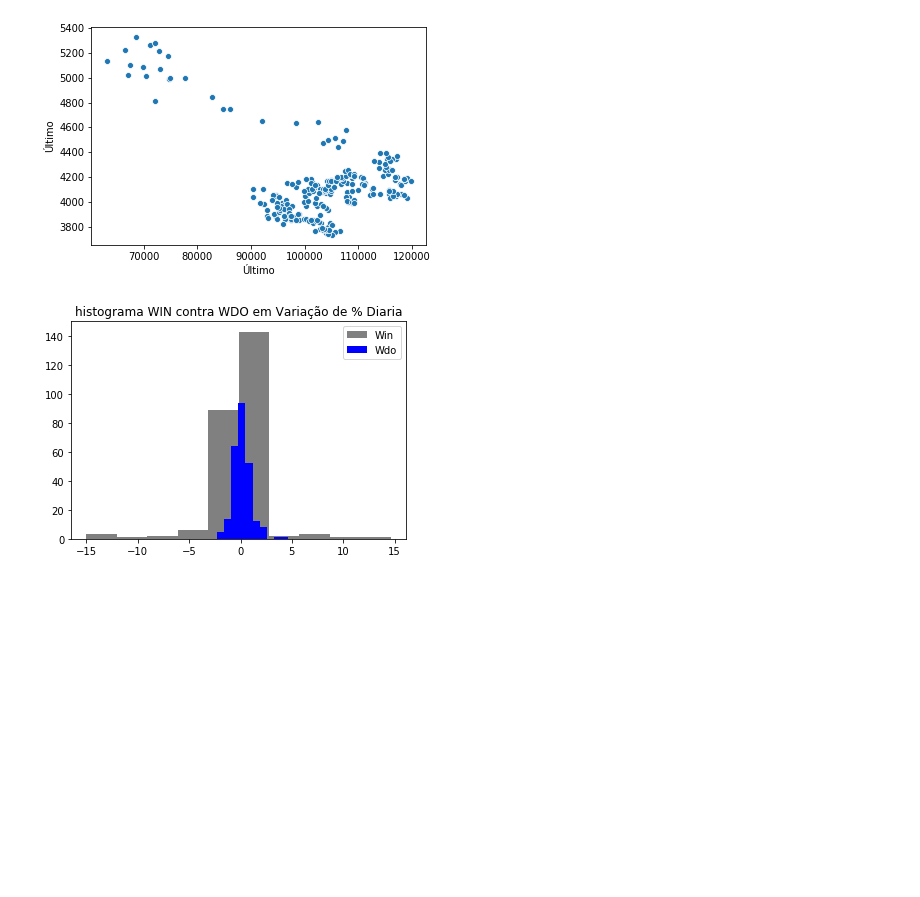
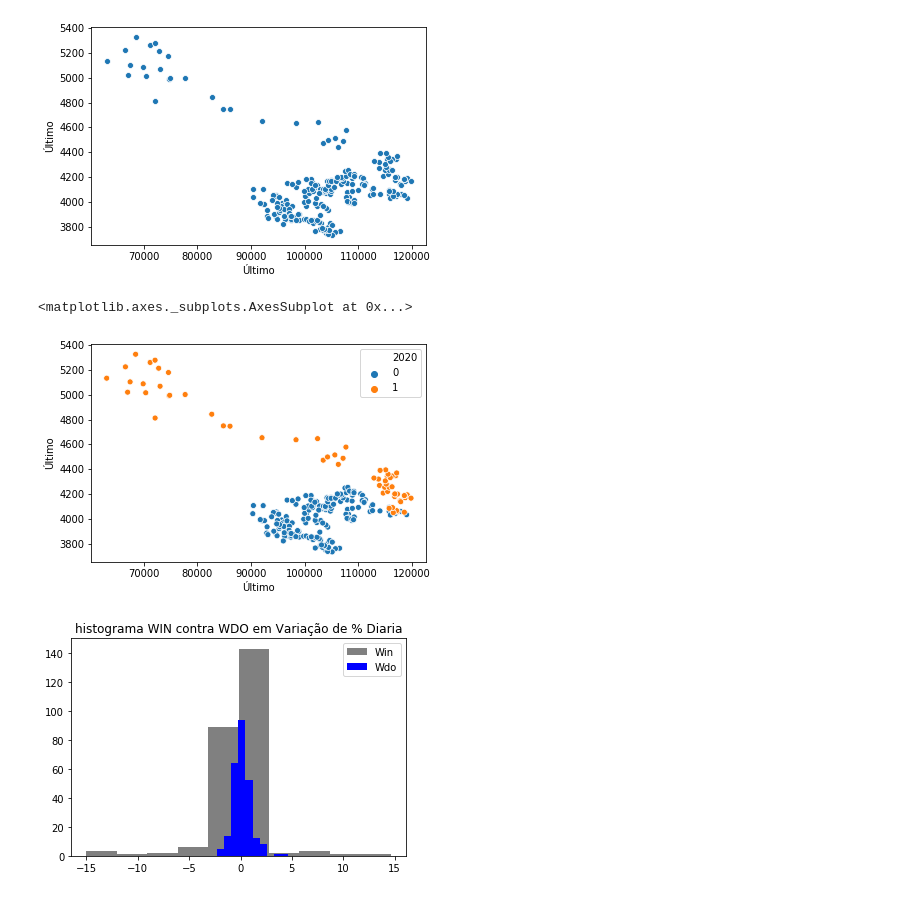
Before and after one commit to nilberthsouza/Analise-WIN-WDO, a Jupyter notebook: Analisando Win e Wdo.ipynb, the cells around one changed output. Drawn from its saved outputs; the diff is of its cells as text; code cells hidden in the pictures; blank space fills up the shorter version.

```diff
--- a/Analisando Win e Wdo.ipynb
+++ b/Analisando Win e Wdo.ipynb
@@ -156,6 +197,11 @@ sns.scatterplot(win['Último'],wdo['Último'])
 # %% [output]
 <matplotlib.axes._subplots.AxesSubplot at 0x...>
 [figure]
+# %%
+sns.scatterplot(win['Último'],wdo['Último'],hue=win['2020'])
+# %% [output]
+<matplotlib.axes._subplots.AxesSubplot at 0x...>
+[figure, added]
 # %%
 
 plt.hist(win['Var%'],color='gray',label='Win')
```
Also changed, not shown: parts of 9 cells of this notebook.
